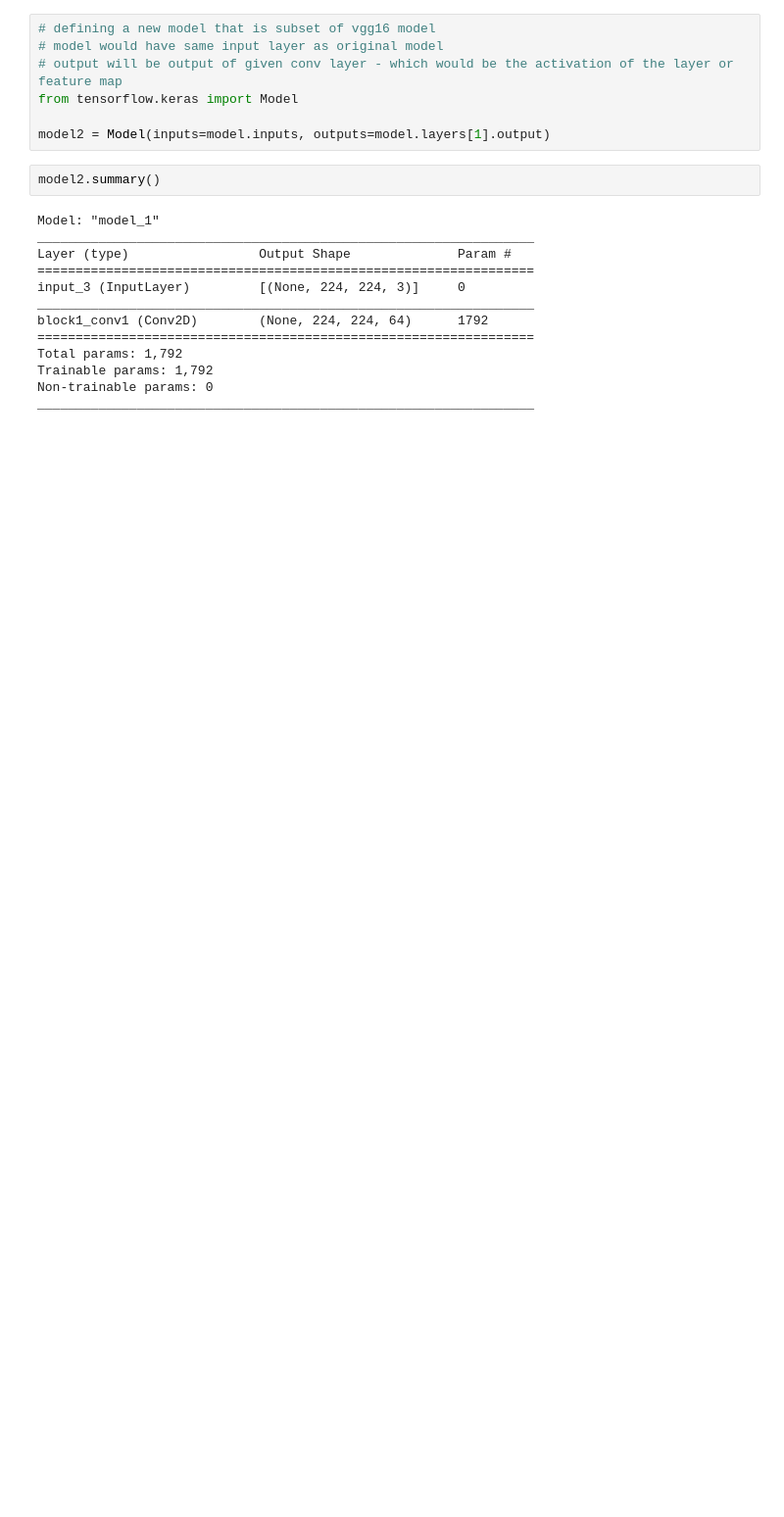
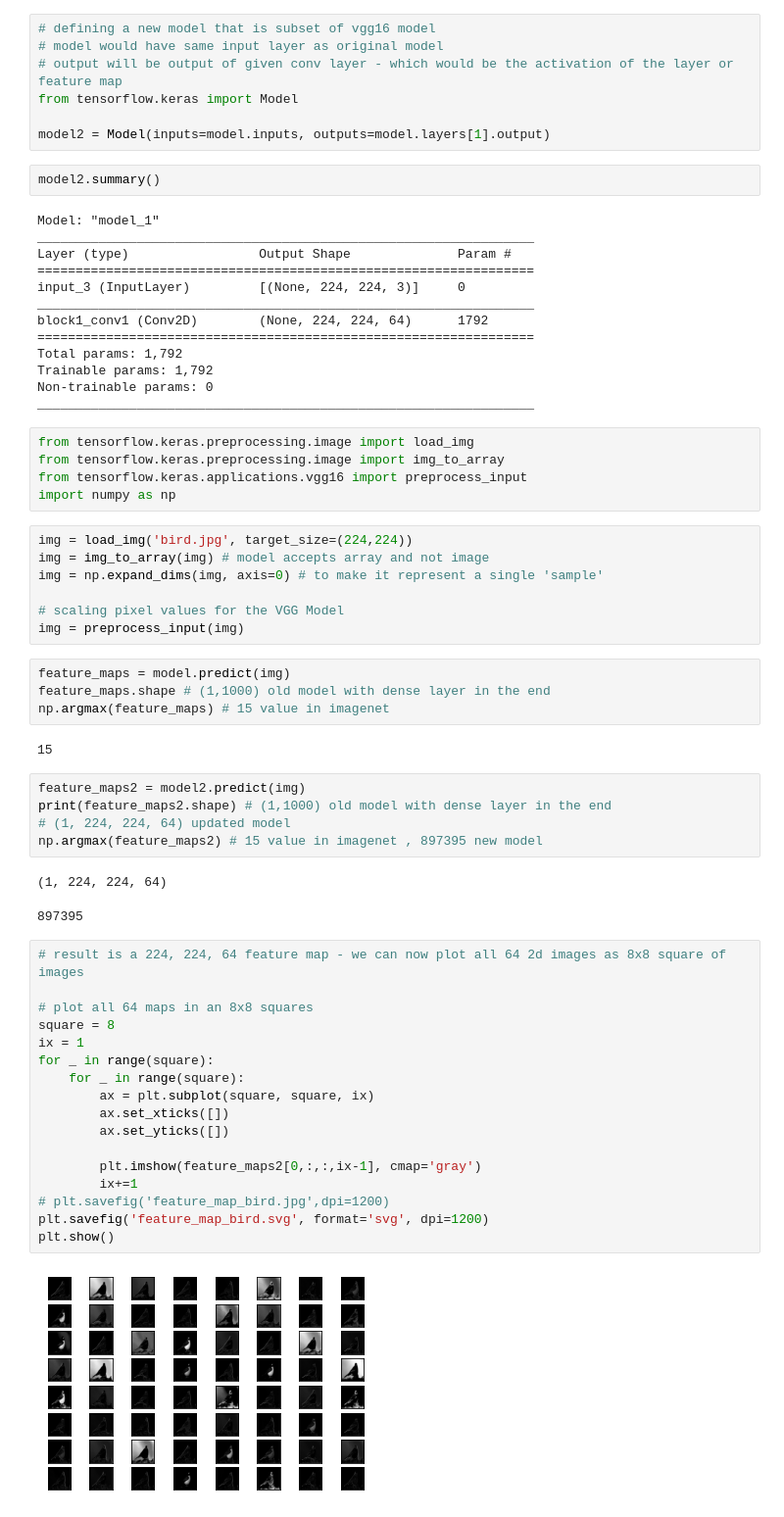
Before and after one commit to vermavinay982/feature-map-visualizer-grad-ascent, a Jupyter notebook: Visualize Filter.ipynb, the cells around one changed output. Shown: that part at 98% size. Drawn from its saved outputs; the diff is of its cells as text; blank space fills up the shorter version.

Commit message:
5 output model completed

```diff
--- a/Visualize Filter.ipynb
+++ b/Visualize Filter.ipynb
@@ -263,3 +263,48 @@ Total params: 1,792
 Trainable params: 1,792
 Non-trainable params: 0
 _________________________________________________________________
+# %%
+from tensorflow.keras.preprocessing.image import load_img
+from tensorflow.keras.preprocessing.image import img_to_array
+from tensorflow.keras.applications.vgg16 import preprocess_input
+import numpy as np
+# %%
+img = load_img('bird.jpg', target_size=(224,224))
+img = img_to_array(img) # model accepts array and not image
+img = np.expand_dims(img, axis=0) # to make it represent a single 'sample'
+
+# scaling pixel values for the VGG Model
+img = preprocess_input(img)
+# %%
+feature_maps = model.predict(img)
+feature_maps.shape # (1,1000) old model with dense layer in the end
+np.argmax(feature_maps) # 15 value in imagenet
+# %% [output]
+15
+# %%
+feature_maps2 = model2.predict(img)
+print(feature_maps2.shape) # (1,1000) old model with dense layer in the end
+# (1, 224, 224, 64) updated model
+np.argmax(feature_maps2) # 15 value in imagenet , 897395 new model
+# %% [output]
+(1, 224, 224, 64)
+897395
+# %%
+# result is a 224, 224, 64 feature map - we can now plot all 64 2d images as 8x8 square of images
+
+# plot all 64 maps in an 8x8 squares
+square = 8
+ix = 1
+for _ in range(square):
+    for _ in range(square):
+        ax = plt.subplot(square, square, ix)
+        ax.set_xticks([])
+        ax.set_yticks([])
+
+        plt.imshow(feature_maps2[0,:,:,ix-1], cmap='gray')
+        ix+=1
+# plt.savefig('feature_map_bird.jpg',dpi=1200)
+plt.savefig('feature_map_bird.svg', format='svg', dpi=1200)
+plt.show()
+# %% [output]
+[figure, added]
```
Also changed, not shown: parts of 9 cells of this notebook, 8 other files.
